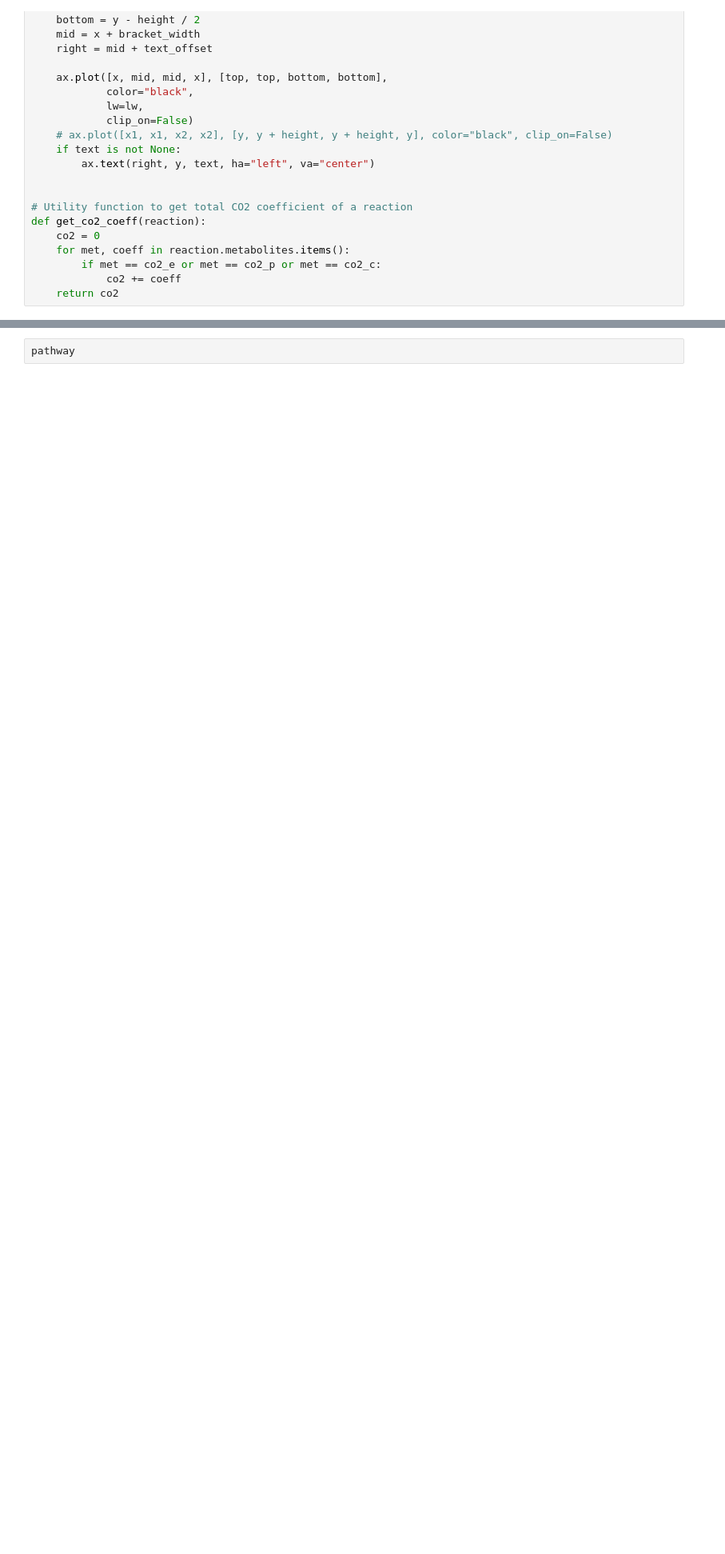
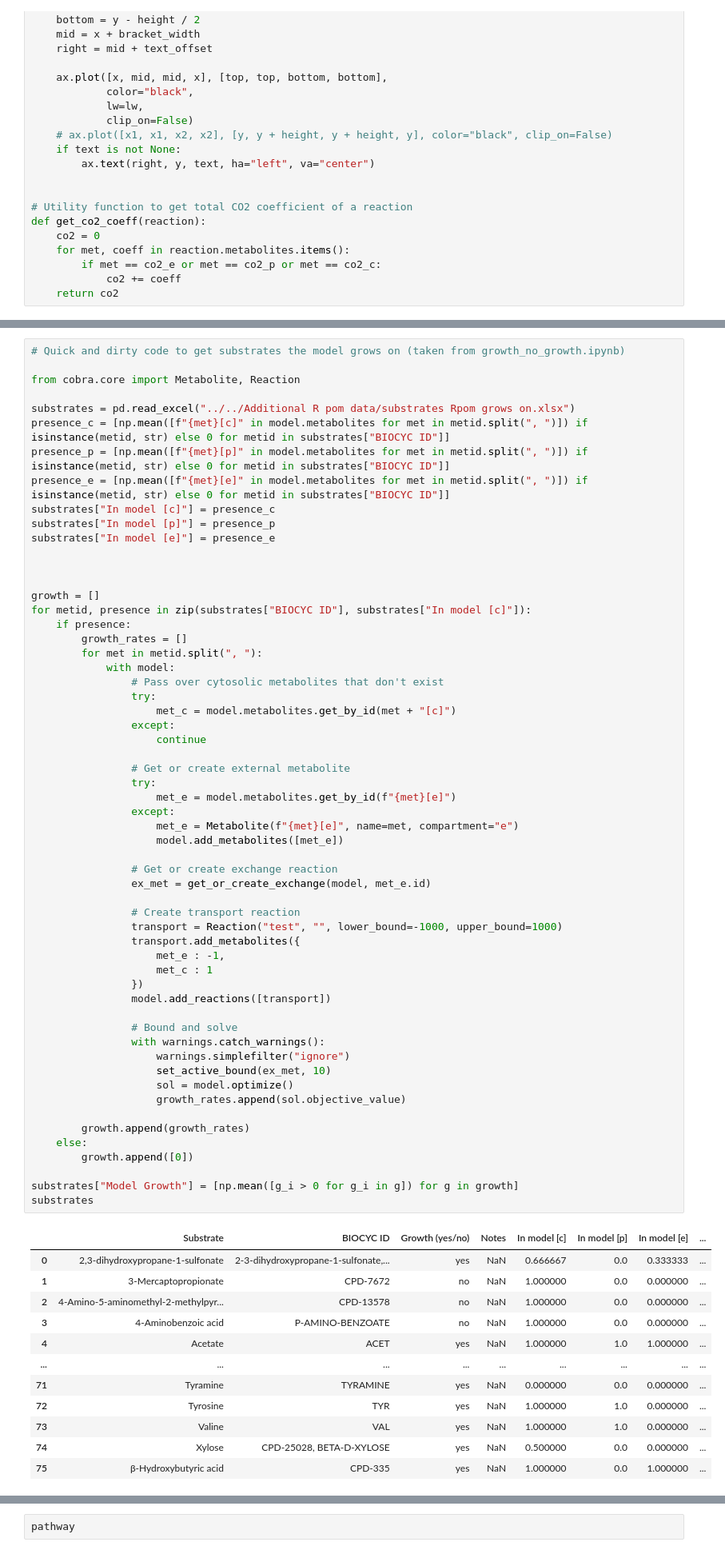
Before and after one commit to C-CoMP-STC/rpom-fba, a Jupyter notebook: figures/heatmap.ipynb, the cells around one changed output, grey strips where cells are left out. Shown at 80% size. Saved outputs shown, nothing was run; the diff lists cells and outputs as text; blank space fills up the shorter version.

```diff
--- a/figures/heatmap.ipynb
+++ b/figures/heatmap.ipynb
@@ -289,0 +361,71 @@ fig.set_size_inches(4,15)
+# %%
+# Quick and dirty code to get substrates the model grows on (taken from growth_no_growth.ipynb)
+
+from cobra.core import Metabolite, Reaction
+
+substrates = pd.read_excel("../../Additional R pom data/substrates Rpom grows on.xlsx")
+presence_c = [np.mean([f"{met}[c]" in model.metabolites for met in metid.split(", ")]) if isinstance(metid, str) else 0 for metid in substrates["BIOCYC ID"]]
+presence_p = [np.mean([f"{met}[p]" in model.metabolites for met in metid.split(", ")]) if isinstance(metid, str) else 0 for metid in substrates["BIOCYC ID"]]
+presence_e = [np.mean([f"{met}[e]" in model.metabolites for met in metid.split(", ")]) if isinstance(metid, str) else 0 for metid in substrates["BIOCYC ID"]]
+substrates["In model [c]"] = presence_c
+substrates["In model [p]"] = presence_p
+substrates["In model [e]"] = presence_e
+
+
+
+growth = []
+for metid, presence in zip(substrates["BIOCYC ID"], substrates["In model [c]"]):
+    if presence:
+        growth_rates = []
+        for met in metid.split(", "):
+            with model:
+                # Pass over cytosolic metabolites that don't exist
+                try:
+                    met_c = model.metabolites.get_by_id(met + "[c]")
+                except:
+                    continue
+
+                # Get or create external metabolite
+                try:
+                    met_e = model.metabolites.get_by_id(f"{met}[e]")
+                except:
+                    met_e = Metabolite(f"{met}[e]", name=met, compartment="e")
+                    model.add_metabolites([met_e])
+
+                # Get or create exchange reaction
+                ex_met = get_or_create_exchange(model, met_e.id)
+
+                # Create transport reaction
+                transport = Reaction("test", "", lower_bound=-1000, upper_bound=1000)
+                transport.add_metabolites({
+                    met_e : -1,
+                    met_c : 1
+                })
+                model.add_reactions([transport])
+
+                # Bound and solve
+                with warnings.catch_warnings():
+                    warnings.simplefilter("ignore")
+                    set_active_bound(ex_met, 10)
+                    sol = model.optimize()
+                    growth_rates.append(sol.objective_value)
+
+        growth.append(growth_rates)
+    else:
+        growth.append([0])
+
+substrates["Model Growth"] = [np.mean([g_i > 0 for g_i in g]) for g in growth]
+substrates
+# %% [output]
+|  | Substrate | BIOCYC ID | Growth (yes/no) | Notes | In model [c] | In model [p] | In model [e] | ... |
+| 0 | 2,3-dihydroxypropane-1-sulfonate | 2-3-dihydroxypropane-1-sulfonate,... | yes | NaN | 0.666667 | 0.0 | 0.333333 | ... |
+| 1 | 3-Mercaptopropionate | CPD-7672 | no | NaN | 1.000000 | 0.0 | 0.000000 | ... |
+| 2 | 4-Amino-5-aminomethyl-2-methylpyr... | CPD-13578 | no | NaN | 1.000000 | 0.0 | 0.000000 | ... |
+| 3 | 4-Aminobenzoic acid | P-AMINO-BENZOATE | no | NaN | 1.000000 | 0.0 | 0.000000 | ... |
+| 4 | Acetate | ACET | yes | NaN | 1.000000 | 1.0 | 1.000000 | ... |
+| ... | ... | ... | ... | ... | ... | ... | ... | ... |
+| 71 | Tyramine | TYRAMINE | yes | NaN | 0.000000 | 0.0 | 0.000000 | ... |
+| 72 | Tyrosine | TYR | yes | NaN | 1.000000 | 1.0 | 0.000000 | ... |
+| 73 | Valine | VAL | yes | NaN | 1.000000 | 1.0 | 0.000000 | ... |
+| 74 | Xylose | CPD-25028, BETA-D-XYLOSE | yes | NaN | 0.500000 | 0.0 | 0.000000 | ... |
+| 75 | β-Hydroxybutyric acid | CPD-335 | yes | NaN | 1.000000 | 0.0 | 1.000000 | ... |
```
Also changed, not shown: parts of 18 cells of this notebook, 52 other files.
